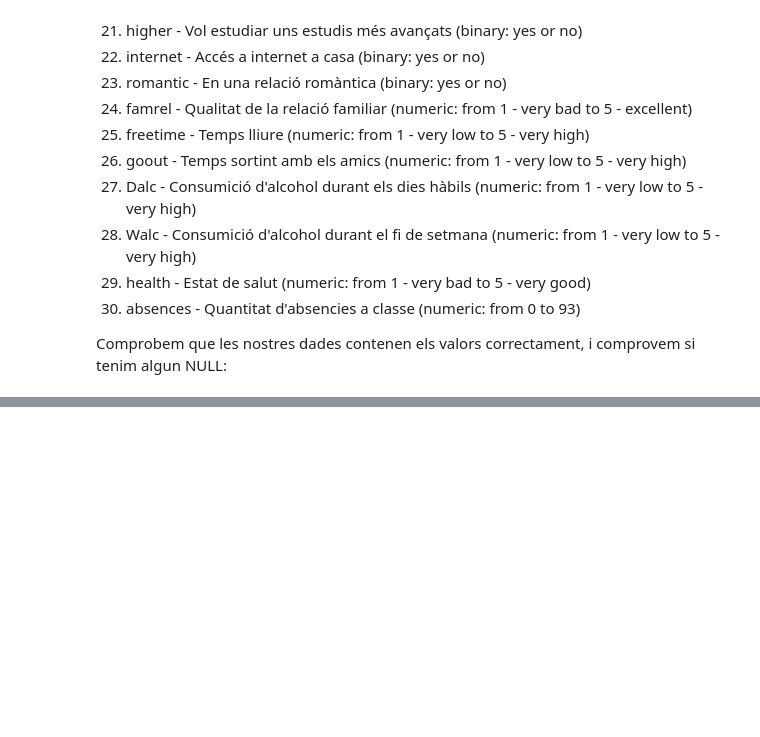
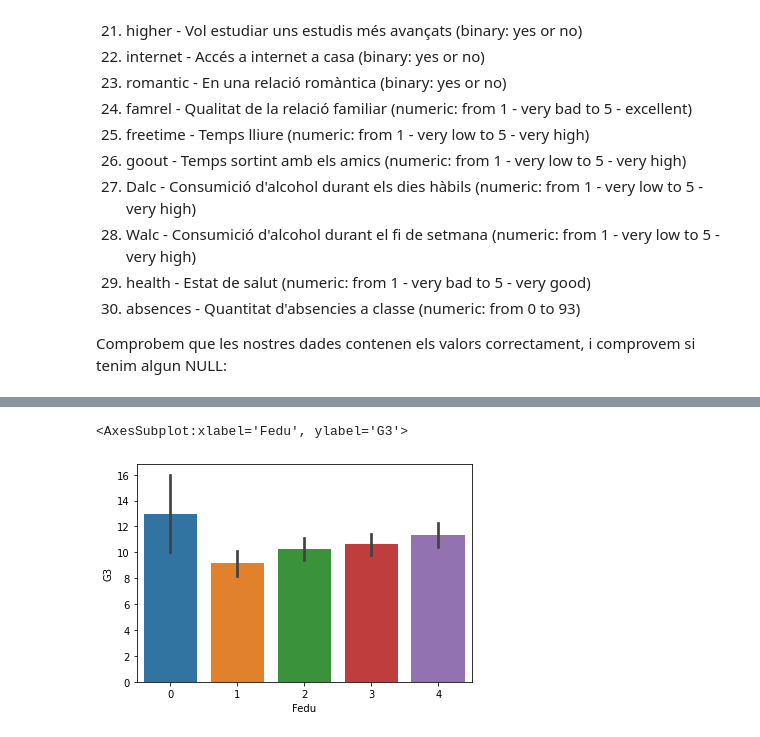
Before and after one commit to NIU1596830/Cas-Kaggle, a Jupyter notebook: entrega.ipynb, the cells around one changed output, grey strips where cells are left out. Saved outputs shown, nothing was run; the diff lists cells and outputs as text; code cells hidden in the pictures; blank space fills up the shorter version.

```diff
--- a/entrega.ipynb
+++ b/entrega.ipynb
@@ -212,0 +269,5 @@ df = df.apply(pd.to_numeric) # Passem totes les variables a numeric, per si algu
+# %%
+sns.barplot(data=df, x="Fedu", y="G3")
+# %% [output]
+<AxesSubplot:xlabel='Fedu', ylabel='G3'>
+[figure, added]
```
Also changed, not shown: parts of 33 cells of this notebook.
